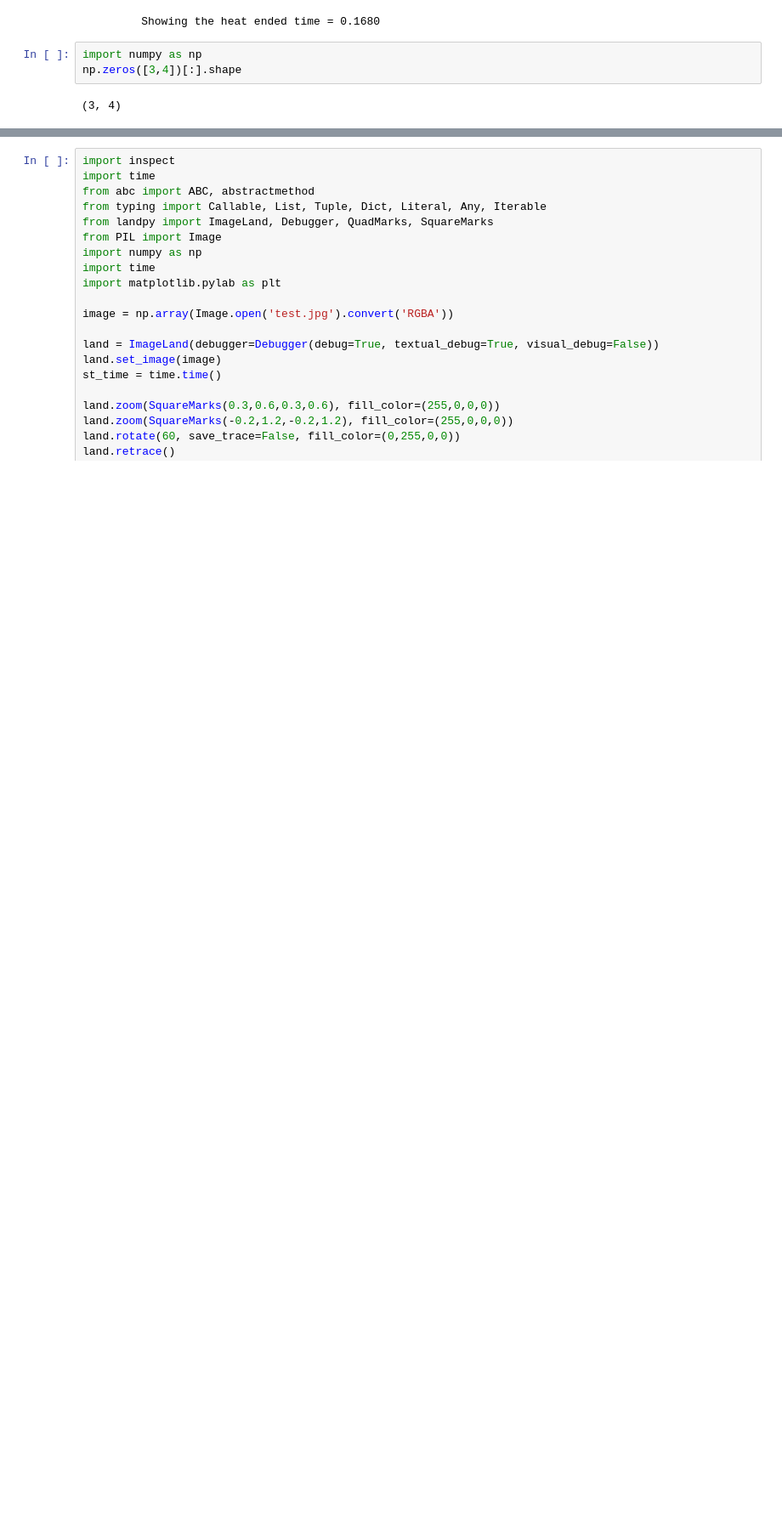
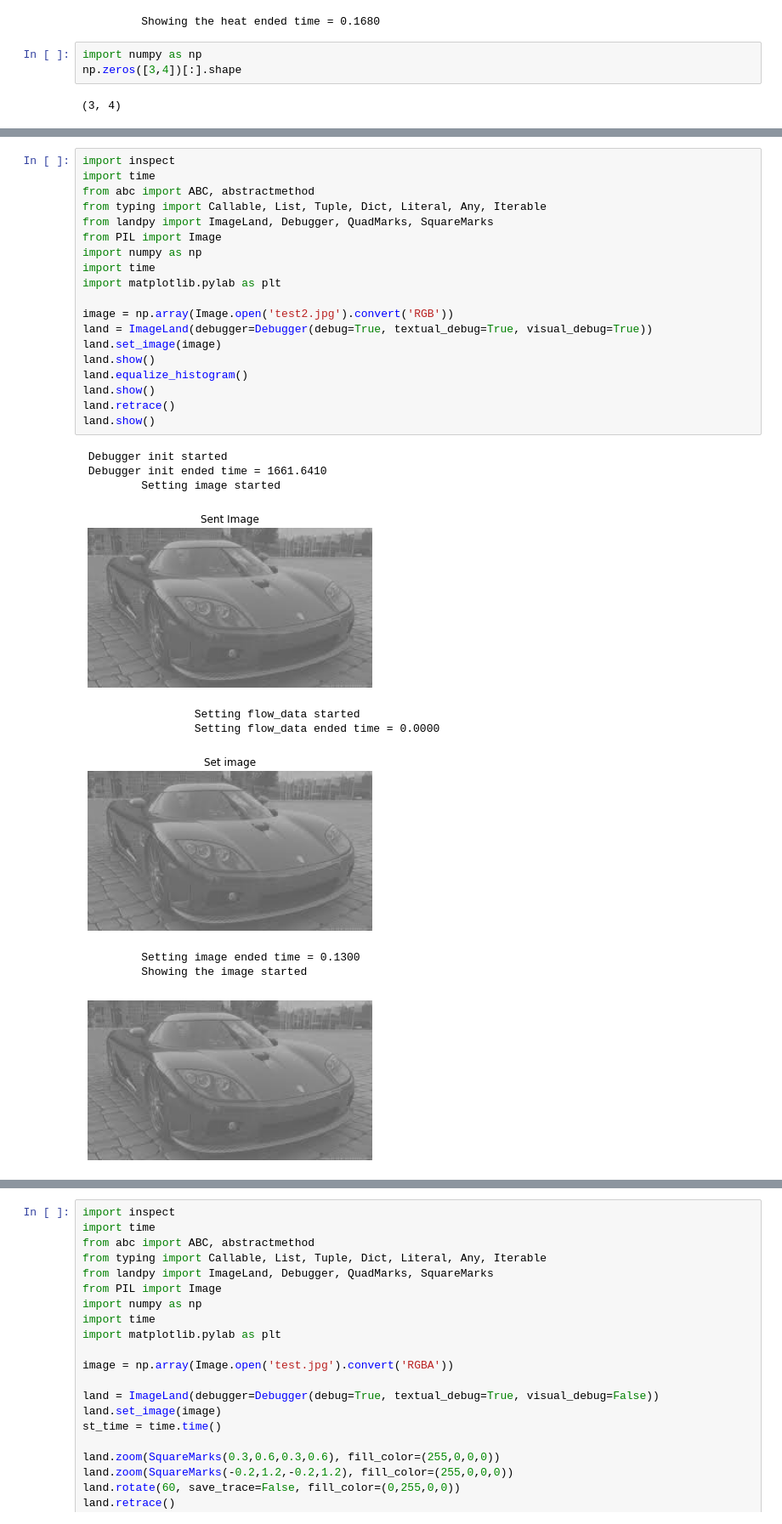
Before and after one commit to bateni1380/landpy, a Jupyter notebook: CodeFlow.ipynb, the cells around one changed output, grey strips where cells are left out. Shown at 85% size. Drawn from its saved outputs; the diff is of its cells as text; blank space fills up the shorter version.

Commit message:
Histogram equalization completed.

```diff
--- a/CodeFlow.ipynb
+++ b/CodeFlow.ipynb
@@ -287,0 +246,30 @@ land.show()
+# %%
+import inspect
+import time
+from abc import ABC, abstractmethod
+from typing import Callable, List, Tuple, Dict, Literal, Any, Iterable
+from landpy import ImageLand, Debugger, QuadMarks, SquareMarks
+from PIL import Image
+import numpy as np
+import time
+import matplotlib.pylab as plt
+
+image = np.array(Image.open('test2.jpg').convert('RGB'))
+land = ImageLand(debugger=Debugger(debug=True, textual_debug=True, visual_debug=True))
+land.set_image(image)
+land.show()
+land.equalize_histogram()
+land.show()
+land.retrace()
+land.show()
+# %% [output]
+ Debugger init started
+ Debugger init ended time = 1661.6410
+         Setting image started
+[figure, added]
+                 Setting flow_data started
+                 Setting flow_data ended time = 0.0000
+[figure, added]
+         Setting image ended time = 0.1300
+         Showing the image started
+[figure, added]
```
Also changed, not shown: parts of 8 cells of this notebook, 2 other files.
